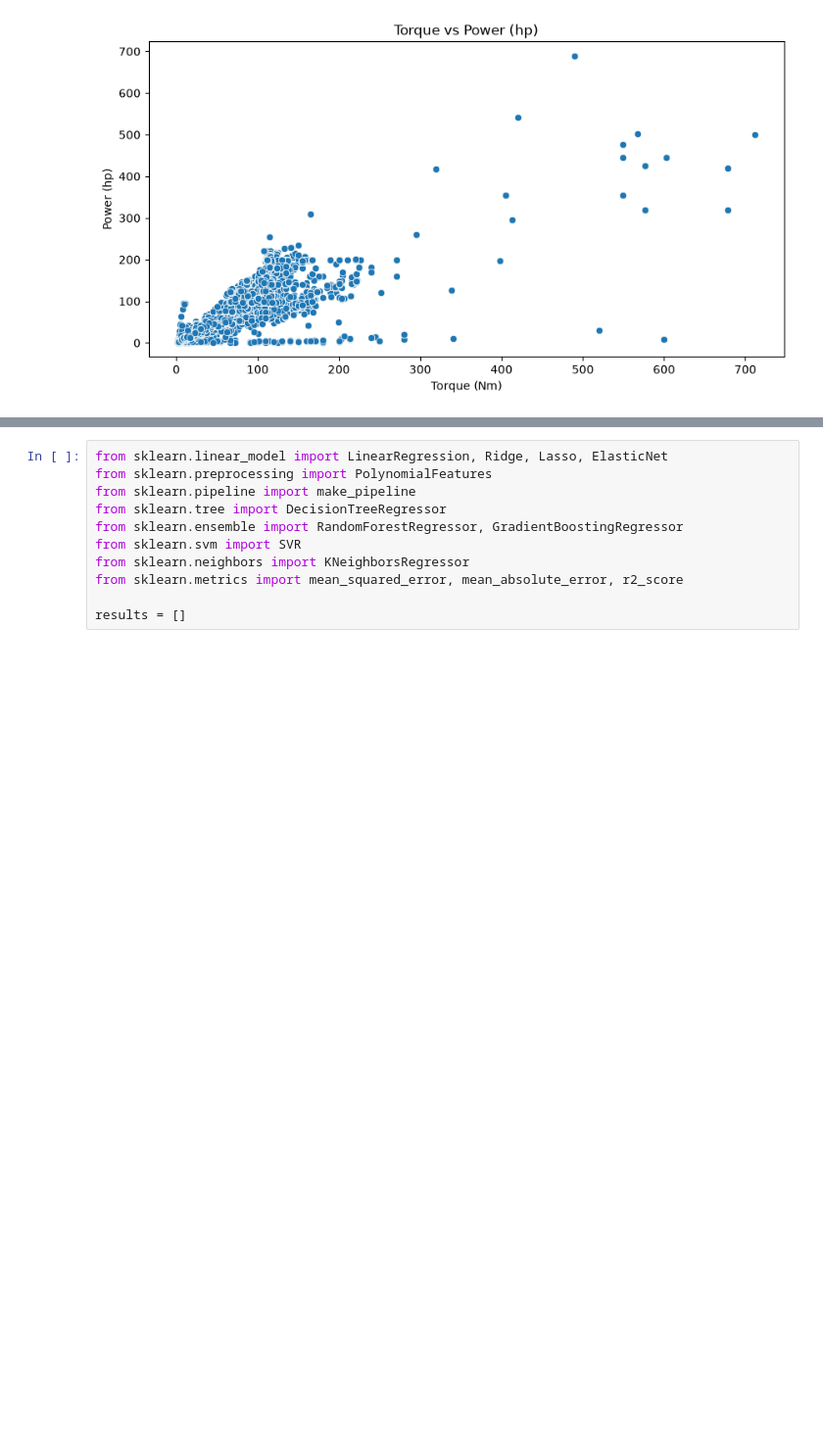
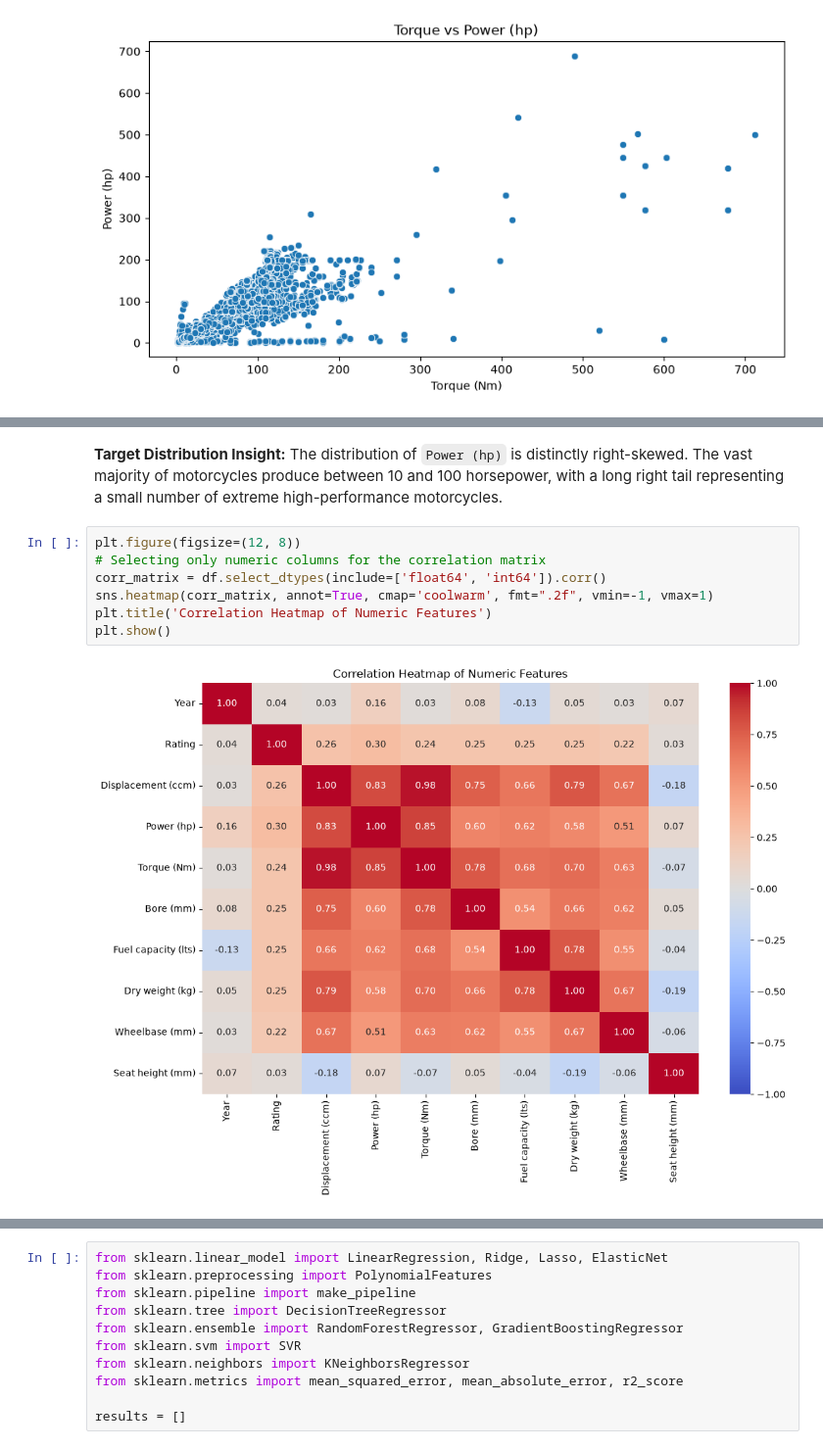
Before and after one commit to Vishnu-Girish/ml-capstone, a Jupyter notebook: notebooks/regression.ipynb, the cells around one changed output, grey strips where cells are left out. Shown at 98% size. Drawn from its saved outputs; the diff is of its cells as text; blank space fills up the shorter version.

```diff
--- a/notebooks/regression.ipynb
+++ b/notebooks/regression.ipynb
@@ -67,0 +92,11 @@ plt.show()
+# %% [markdown]
+**Target Distribution Insight:** The distribution of `Power (hp)` is distinctly right-skewed. The vast majority of motorcycles produce between 10 and 100 horsepower, with a long right tail representing a small number of extreme high-performance motorcycles.
+# %%
+plt.figure(figsize=(12, 8))
+# Selecting only numeric columns for the correlation matrix
+corr_matrix = df.select_dtypes(include=['float64', 'int64']).corr()
+sns.heatmap(corr_matrix, annot=True, cmap='coolwarm', fmt=".2f", vmin=-1, vmax=1)
+plt.title('Correlation Heatmap of Numeric Features')
+plt.show()
+# %% [output]
+[figure, added]
```
Also changed, not shown: parts of 18 cells of this notebook.
